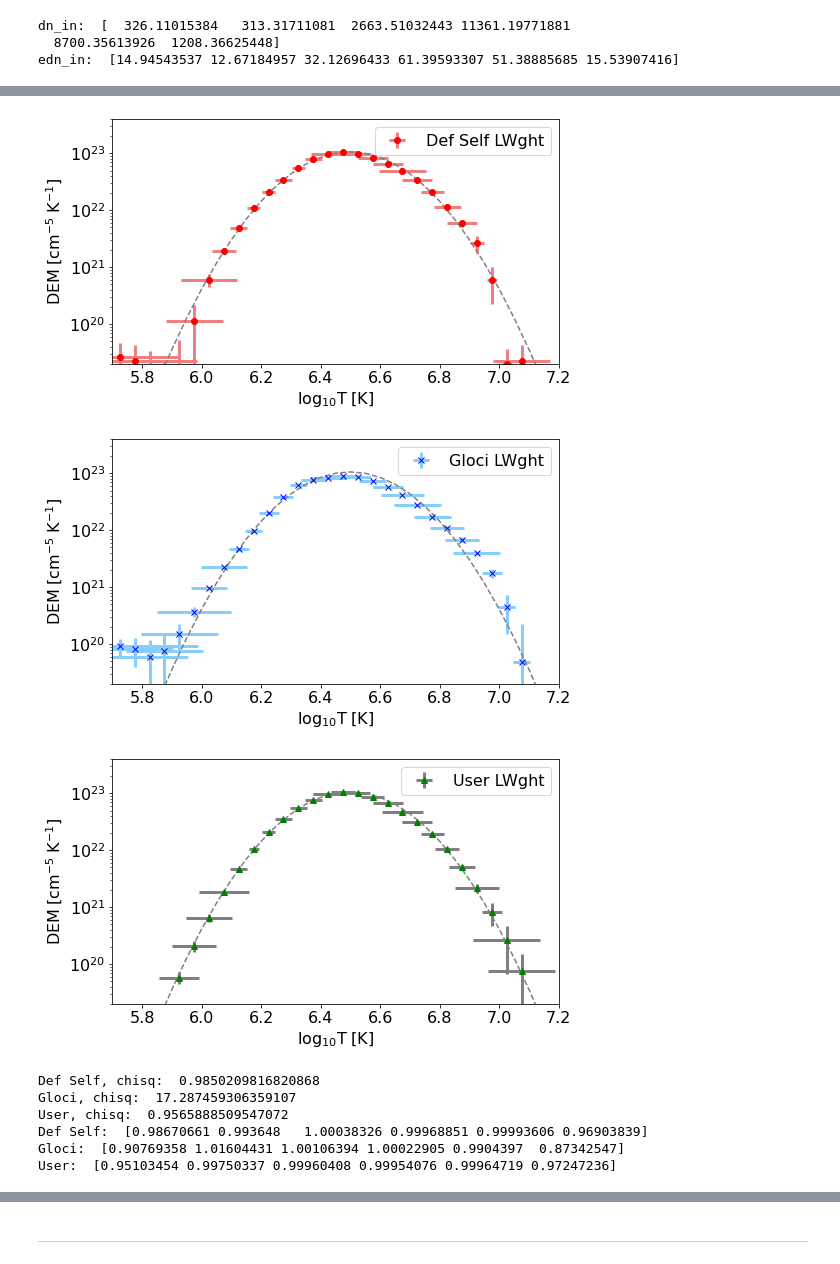
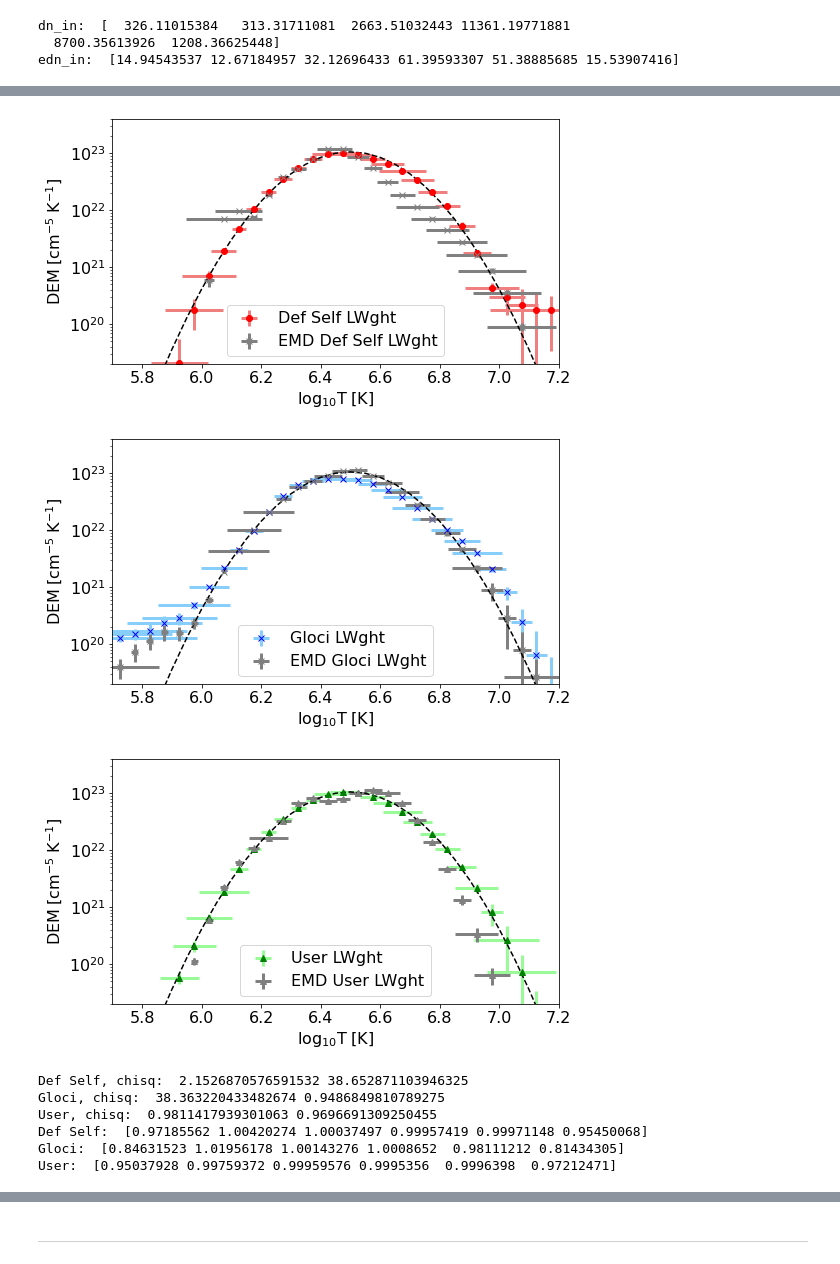
Before and after one commit to ianan/demreg, a Jupyter notebook: python/testing_new.ipynb, the cells around one changed output, grey strips where cells are left out. Saved outputs shown, nothing was run; the diff lists cells and outputs as text; code cells hidden in the pictures.

```diff
--- a/python/testing_new.ipynb
+++ b/python/testing_new.ipynb
@@ -120,25 +121,26 @@ print(100*dn_reg1/dn_in)
 # %%
-#  Setup the T binning for DEM solution
 mint=5.7
-maxt=7.1
+maxt=7.2
 dlogt=0.05
 temps=10**np.arange(mint,maxt+dlogt,dlogt)
-# Temperature bin mid-points for DEM plotting
 mlogt=([np.mean([(np.log10(temps[i])),np.log10((temps[i+1]))]) \
         for i in np.arange(0,len(temps)-1)])
 
 # Now work out the DEM - investigate 3 standard ways of running
 # 1. Default - reg runs twice, 1st time to work out weight for constraint matrix, then regs with that
 #         Best option if don't know what doing, hence its the default
-dem0,edem0,elogt0,chisq0,dn_reg0=dn2dem_pos(dn_in,edn_in,trmatrix,tresp_logt,temps) #gloci=0 is default behaviour
+dem0,edem0,elogt0,chisq0,dn_reg0=dn2dem_pos(dn_in,edn_in,trmatrix,tresp_logt,temps)
+dem0a,edem0a,elogt0a,chisq0a,dn_reg0a=dn2dem_pos(dn_in,edn_in,trmatrix,tresp_logt,temps,emd_int=True)
 # 2. EMloci - reg runs once, works out weight for constraint matrix as min of EM Loci, then regs with that
 #        If some of your filters have a sharper T response (lines or X-ray obs) might be useful to try
 dem1,edem1,elogt1,chisq1,dn_reg1=dn2dem_pos(dn_in,edn_in,trmatrix,tresp_logt,temps,gloci=1)
+dem1a,edem1a,elogt1a,chisq1a,dn_reg1a=dn2dem_pos(dn_in,edn_in,trmatrix,tresp_logt,temps,gloci=1,emd_int=True)
 # 3. User weight - reg runs once, user provide weight for constraint matrix L, then regs with that
 #         If have an idea of what DEM might look like could try a rough form of it (though check vs 1, 2 above)
 # As working with synthetic data from DEM model, could try weighting by this model, interp on output DEM T bins
 demwght0=10**np.interp(mlogt,tresp_logt,np.log10(dem_mod))
 dem2,edem2,elogt2,chisq2,dn_reg2=dn2dem_pos(dn_in,edn_in,trmatrix,tresp_logt,temps,dem_norm0=demwght0/max(demwght0))
+dem2a,edem2a,elogt2a,chisq2a,dn_reg2a=dn2dem_pos(dn_in,edn_in,trmatrix,tresp_logt,temps,dem_norm0=demwght0/max(demwght0),emd_int=True)
 
 #  Plot it all
 yr=[2e19,4e23]
@@ -146,7 +148,9 @@ xr=[5.7,7.2]#np.log10([min(temps),max(temps)])
 fig = plt.figure(figsize=(8, 4.5))
 plt.errorbar(mlogt,dem0,xerr=elogt0,yerr=edem0,fmt='or',\
              ecolor='lightcoral', elinewidth=3, capsize=0,label='Def Self LWght')
-plt.plot(tresp_logt,dem_mod,'--',color='grey')
+plt.errorbar(mlogt,dem0a,xerr=elogt0a,yerr=edem0a,fmt='x',color='grey',\
+             ecolor='grey', elinewidth=3, capsize=0,label='EMD Def Self LWght')
+plt.plot(tresp_logt,dem_mod,'--',color='black')
 plt.xlabel('$\mathrm{\log_{10}T\;[K]}$')
 plt.ylabel('$\mathrm{DEM\;[cm^{-5}\;K^{-1}]}$')
 plt.ylim(yr)
@@ -160,7 +164,9 @@ plt.show()
 fig = plt.figure(figsize=(8, 4.5))
 plt.errorbar(mlogt,dem1,xerr=elogt1,yerr=edem1,fmt='xb',\
              ecolor='lightskyblue', elinewidth=3, capsize=0,label='Gloci LWght')
-plt.plot(tresp_logt,dem_mod,'--',color='grey')
+plt.errorbar(mlogt,dem1a,xerr=elogt1a,yerr=edem1a,fmt='x',color='grey',\
+             ecolor='grey', elinewidth=3, capsize=0,label='EMD Gloci LWght')
+plt.plot(tresp_logt,dem_mod,'--',color='black')
 plt.xlabel('$\mathrm{\log_{10}T\;[K]}$')
 plt.ylabel('$\mathrm{DEM\;[cm^{-5}\;K^{-1}]}$')
 plt.ylim(yr)
@@ -173,8 +179,10 @@ plt.show()
 #  Plot it all
 fig = plt.figure(figsize=(8, 4.5))
 plt.errorbar(mlogt,dem2,xerr=elogt2,yerr=edem2,fmt='^g',\
-             ecolor='grey', elinewidth=3, capsize=0,label='User LWght')
-plt.plot(tresp_logt,dem_mod,'--',color='grey')
+             ecolor='palegreen', elinewidth=3, capsize=0,label='User LWght')
+plt.errorbar(mlogt,dem2a,xerr=elogt2a,yerr=edem2a,fmt='^',color='grey',\
+             ecolor='grey', elinewidth=3, capsize=0,label='EMD User LWght')
+plt.plot(tresp_logt,dem_mod,'--',color='black')
 plt.xlabel('$\mathrm{\log_{10}T\;[K]}$')
 plt.ylabel('$\mathrm{DEM\;[cm^{-5}\;K^{-1}]}$')
 plt.ylim(yr)
@@ -183,4 +191,7 @@ plt.rcParams.update({'font.size': 16})
 plt.yscale('log')
 plt.legend()
 plt.show()
+
+
+# Basically conclusion than EMD works well if gloci approach can be used?
 # %% [output]
@@ -187,11 +200,11 @@ plt.show()
-[figure, old version]
+[figure, new version]
-[figure, old version]
+[figure, new version]
-[figure, old version]
+[figure, new version]
 # %%
 # #  How well did they actually do?
-print('Def Self, chisq: ',chisq0) # Not bad....
-print('Gloci, chisq: ',chisq1) # Worse of 3 but expected as just working with AIA filters here
-print('User, chisq: ',chisq2) # Know the answer so unsurprising this LWght gives best answer!
+print('Def Self, chisq: ',chisq0,chisq0a) # Not bad....
+print('Gloci, chisq: ',chisq1,chisq1a) # Worse of 3 but expected as just working with AIA filters here (unless EMD)
+print('User, chisq: ',chisq2,chisq2a) # Know the answer so unsurprising this LWght gives best answer!
 
 print('Def Self: ',dn_reg0/dn_in)
 print('Gloci: ',dn_reg1/dn_in)
@@ -215,12 +228,12 @@ print('User: ',dn_reg2/dn_in)
 # plt.legend()
 # plt.show()
 # %% [output]
-Def Self, chisq:  0.9850209816820868
-Gloci, chisq:  17.287459306359107
-User, chisq:  0.9565888509547072
-Def Self:  [0.98670661 0.993648   1.00038326 0.99968851 0.99993606 0.96903839]
-Gloci:  [0.90769358 1.01604431 1.00106394 1.00022905 0.9904397  0.87342547]
-User:  [0.95103454 0.99750337 0.99960408 0.99954076 0.99964719 0.97247236]
+Def Self, chisq:  2.1526870576591532 38.652871103946325
+Gloci, chisq:  38.363220433482674 0.9486849810789275
+User, chisq:  0.9811417939301063 0.9696691309250455
+Def Self:  [0.97185562 1.00420274 1.00037497 0.99957419 0.99971148 0.95450068]
+Gloci:  [0.84631523 1.01956178 1.00143276 1.0008652  0.98111212 0.81434305]
+User:  [0.95037928 0.99759372 0.99959576 0.9995356  0.9996398  0.97212471]
 # %%
 #  Or compare in terms of ratio
 fig,ax = plt.subplots(figsize=(8, 6))
```
Also changed, not shown: parts of 9 cells of this notebook, 2 other files.
